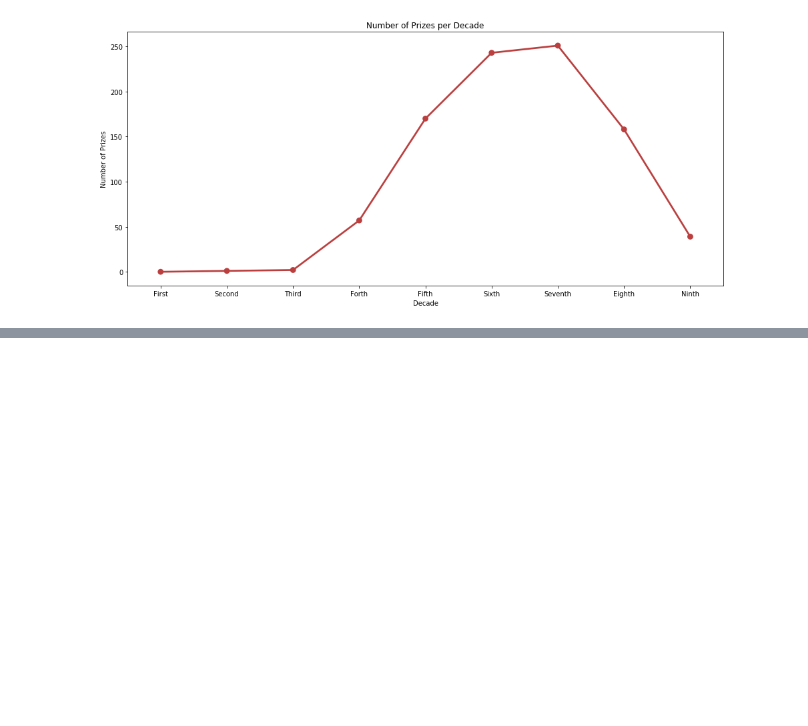
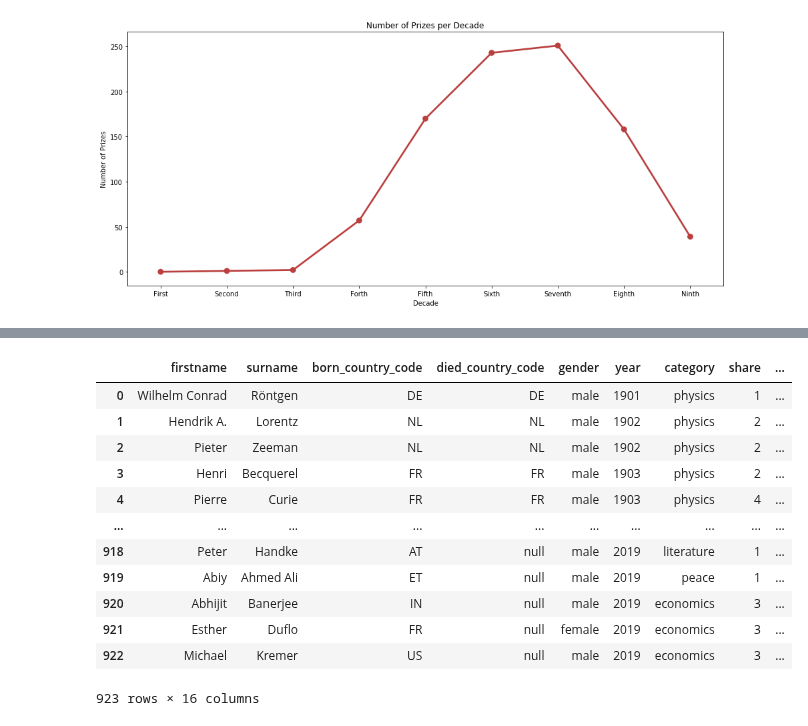
Before and after one commit to SoroushGhaderi/nobel_laureates_data_analysis, a Jupyter notebook: nobel_laureates.ipynb, the cells around one changed output, grey strips where cells are left out. Drawn from its saved outputs; the diff is of its cells as text; code cells hidden in the pictures; blank space fills up the shorter version.

```diff
--- a/nobel_laureates.ipynb
+++ b/nobel_laureates.ipynb
@@ -55,0 +78,16 @@ plt.show()
+# %%
+nobel
+# %% [output]
+|  | firstname | surname | born_country_code | died_country_code | gender | year | category | share | ... |
+| 0 | Wilhelm Conrad | Röntgen | DE | DE | male | 1901 | physics | 1 | ... |
+| 1 | Hendrik A. | Lorentz | NL | NL | male | 1902 | physics | 2 | ... |
+| 2 | Pieter | Zeeman | NL | NL | male | 1902 | physics | 2 | ... |
+| 3 | Henri | Becquerel | FR | FR | male | 1903 | physics | 2 | ... |
+| 4 | Pierre | Curie | FR | FR | male | 1903 | physics | 4 | ... |
+| ... | ... | ... | ... | ... | ... | ... | ... | ... | ... |
+| 918 | Peter | Handke | AT | null | male | 2019 | literature | 1 | ... |
+| 919 | Abiy | Ahmed Ali | ET | null | male | 2019 | peace | 1 | ... |
+| 920 | Abhijit | Banerjee | IN | null | male | 2019 | economics | 3 | ... |
+| 921 | Esther | Duflo | FR | null | female | 2019 | economics | 3 | ... |
+| 922 | Michael | Kremer | US | null | male | 2019 | economics | 3 | ... |
+923 rows × 16 columns
```
Also changed, not shown: parts of 3 cells of this notebook.
